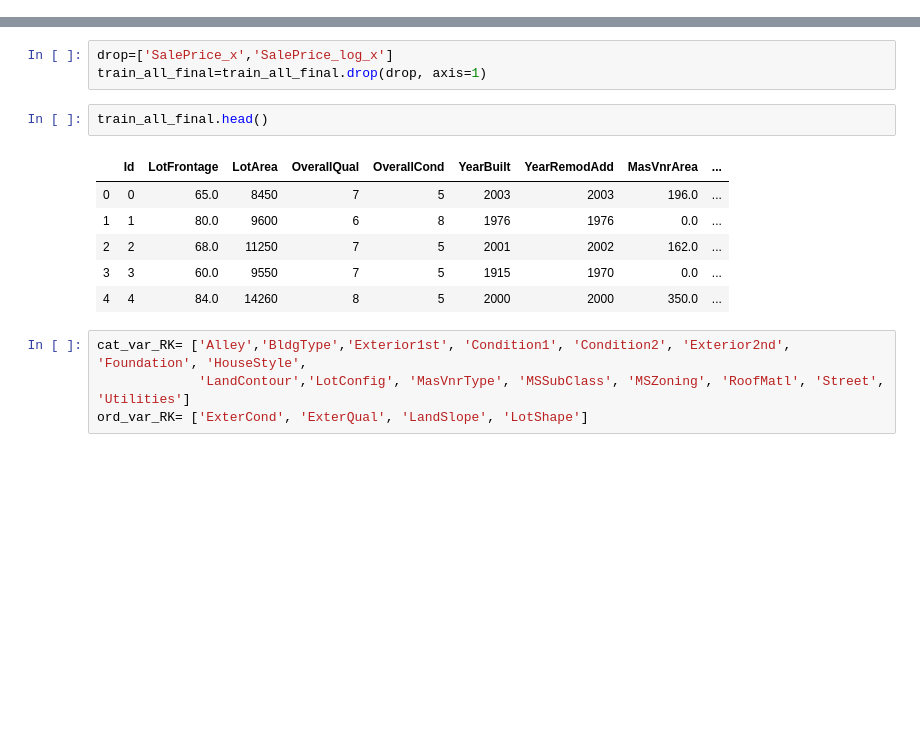
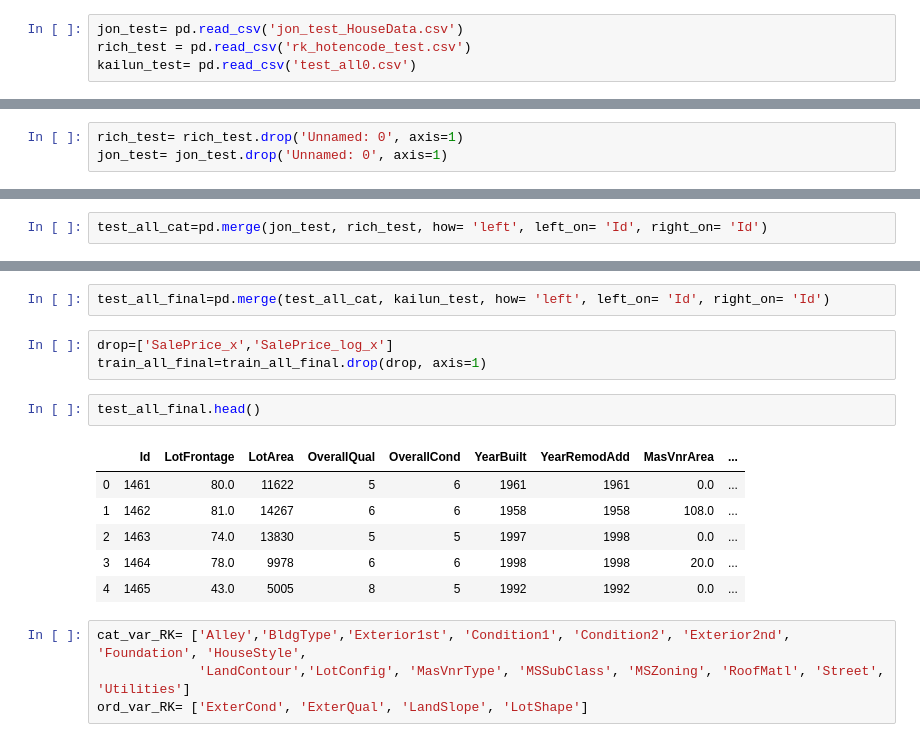
Before and after one commit to Kailunwrites/Kaggle-Machine-Learning-Housing-Project-, a Jupyter notebook: kailun_cheng/Python Notebooks_DataCleaning/Consolidated Feature Engineering_kc.ipynb, the cells around one changed output, grey strips where cells are left out. Drawn from its saved outputs; the diff is of its cells as text; blank space fills up the shorter version.

Commit message:
Add test all data

```diff
--- a/kailun_cheng/Python Notebooks_DataCleaning/Consolidated Feature Engineering_kc.ipynb
+++ b/kailun_cheng/Python Notebooks_DataCleaning/Consolidated Feature Engineering_kc.ipynb
@@ -326,0 +318,4 @@ jon.head()
+# %%
+jon_test= pd.read_csv('jon_test_HouseData.csv')
+rich_test = pd.read_csv('rk_hotencode_test.csv')
+kailun_test= pd.read_csv('test_all0.csv')
@@ -327 +332,4 @@ jon.head()
+# %%
+rich_test= rich_test.drop('Unnamed: 0', axis=1)
+jon_test= jon_test.drop('Unnamed: 0', axis=1)
 # %%
@@ -336,3 +341,5 @@ jon.shape
 # %%
 train_all_cat=pd.merge(kailun, rich, how= 'left', left_on= 'Id', right_on= rich.index)
+# %%
+test_all_cat=pd.merge(jon_test, rich_test, how= 'left', left_on= 'Id', right_on= 'Id')
 # %%
@@ -341,17 +348,19 @@ train_all_cat= train_all_cat.drop(drop, axis=1)
 # %%
 train_all_final= pd.merge(jon, train_all_cat, how='left', left_on= 'Id', right_on= 'Id')
+# %%
+test_all_final=pd.merge(test_all_cat, kailun_test, how= 'left', left_on= 'Id', right_on= 'Id')
 # %%
 drop=['SalePrice_x','SalePrice_log_x']
 train_all_final=train_all_final.drop(drop, axis=1)
 # %%
-train_all_final.head()
+test_all_final.head()
 # %% [output]
 |  | Id | LotFrontage | LotArea | OverallQual | OverallCond | YearBuilt | YearRemodAdd | MasVnrArea | ... |
-| 0 | 0 | 65.0 | 8450 | 7 | 5 | 2003 | 2003 | 196.0 | ... |
-| 1 | 1 | 80.0 | 9600 | 6 | 8 | 1976 | 1976 | 0.0 | ... |
-| 2 | 2 | 68.0 | 11250 | 7 | 5 | 2001 | 2002 | 162.0 | ... |
-| 3 | 3 | 60.0 | 9550 | 7 | 5 | 1915 | 1970 | 0.0 | ... |
-| 4 | 4 | 84.0 | 14260 | 8 | 5 | 2000 | 2000 | 350.0 | ... |
+| 0 | 1461 | 80.0 | 11622 | 5 | 6 | 1961 | 1961 | 0.0 | ... |
+| 1 | 1462 | 81.0 | 14267 | 6 | 6 | 1958 | 1958 | 108.0 | ... |
+| 2 | 1463 | 74.0 | 13830 | 5 | 5 | 1997 | 1998 | 0.0 | ... |
+| 3 | 1464 | 78.0 | 9978 | 6 | 6 | 1998 | 1998 | 20.0 | ... |
+| 4 | 1465 | 43.0 | 5005 | 8 | 5 | 1992 | 1992 | 0.0 | ... |
 # %%
 cat_var_RK= ['Alley','BldgType','Exterior1st', 'Condition1', 'Condition2', 'Exterior2nd', 'Foundation', 'HouseStyle',
              'LandContour','LotConfig', 'MasVnrType', 'MSSubClass', 'MSZoning', 'RoofMatl', 'Street', 'Utilities']
```
Also changed, not shown: parts of 7 cells of this notebook, 4 other files.
